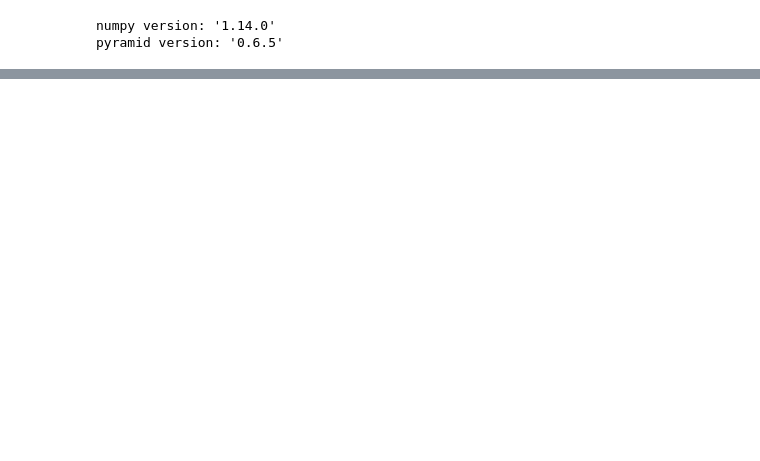
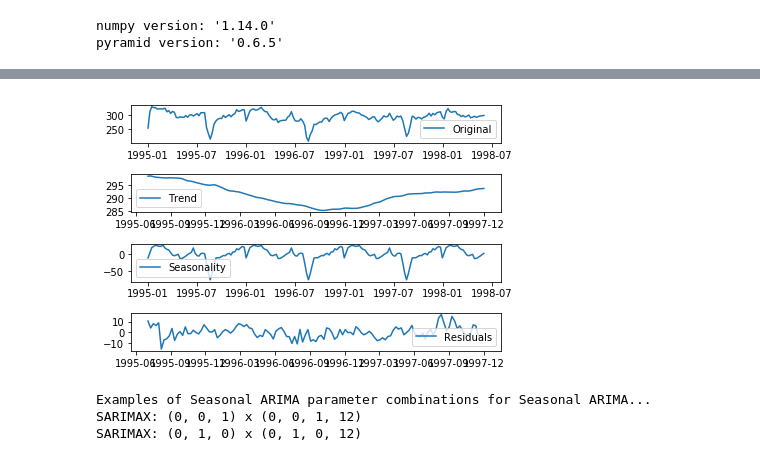
Before and after one commit to Cobrijani/prescient, a Jupyter notebook: src/notebooks/PowerSupply.ipynb, the cells around one changed output, grey strips where cells are left out. Cells and saved outputs as stored; diff of their text form; code cells hidden in the pictures; blank space fills up the shorter version.

```diff
--- a/src/notebooks/PowerSupply.ipynb
+++ b/src/notebooks/PowerSupply.ipynb
@@ -69,0 +159,33 @@ y = pd.Series(y)
+# %%
+decomposition = seasonal_decompose(x)
+
+trend = decomposition.trend
+seasonal = decomposition.seasonal
+residual = decomposition.resid
+
+plt.subplot(411)
+plt.plot(x, label='Original')
+plt.legend(loc='best')
+plt.subplot(412)
+plt.plot(trend, label='Trend')
+plt.legend(loc='best')
+plt.subplot(413)
+plt.plot(seasonal,label='Seasonality')
+plt.legend(loc='best')
+plt.subplot(414)
+plt.plot(residual, label='Residuals')
+plt.legend(loc='best')
+plt.tight_layout()
+# %% [output]
+[figure, added]
+# %%
+p = d = q = range(0, 2) # Define the p, d and q parameters to take any value between 0 and 2
+pdq = list(itertools.product(p, d, q)) # Generate all different combinations of p, q and q triplets
+pdq_x_QDQs = [(x[0], x[1], x[2], 12) for x in list(itertools.product(p, d, q))] # Generate all different combinations of seasonal p, q and q triplets
+print('Examples of Seasonal ARIMA parameter combinations for Seasonal ARIMA...')
+print('SARIMAX: {} x {}'.format(pdq[1], pdq_x_QDQs[1]))
+print('SARIMAX: {} x {}'.format(pdq[2], pdq_x_QDQs[2]))
+# %% [output]
+Examples of Seasonal ARIMA parameter combinations for Seasonal ARIMA...
+SARIMAX: (0, 0, 1) x (0, 0, 1, 12)
+SARIMAX: (0, 1, 0) x (0, 1, 0, 12)
```
Also changed, not shown: parts of 14 cells of this notebook.
